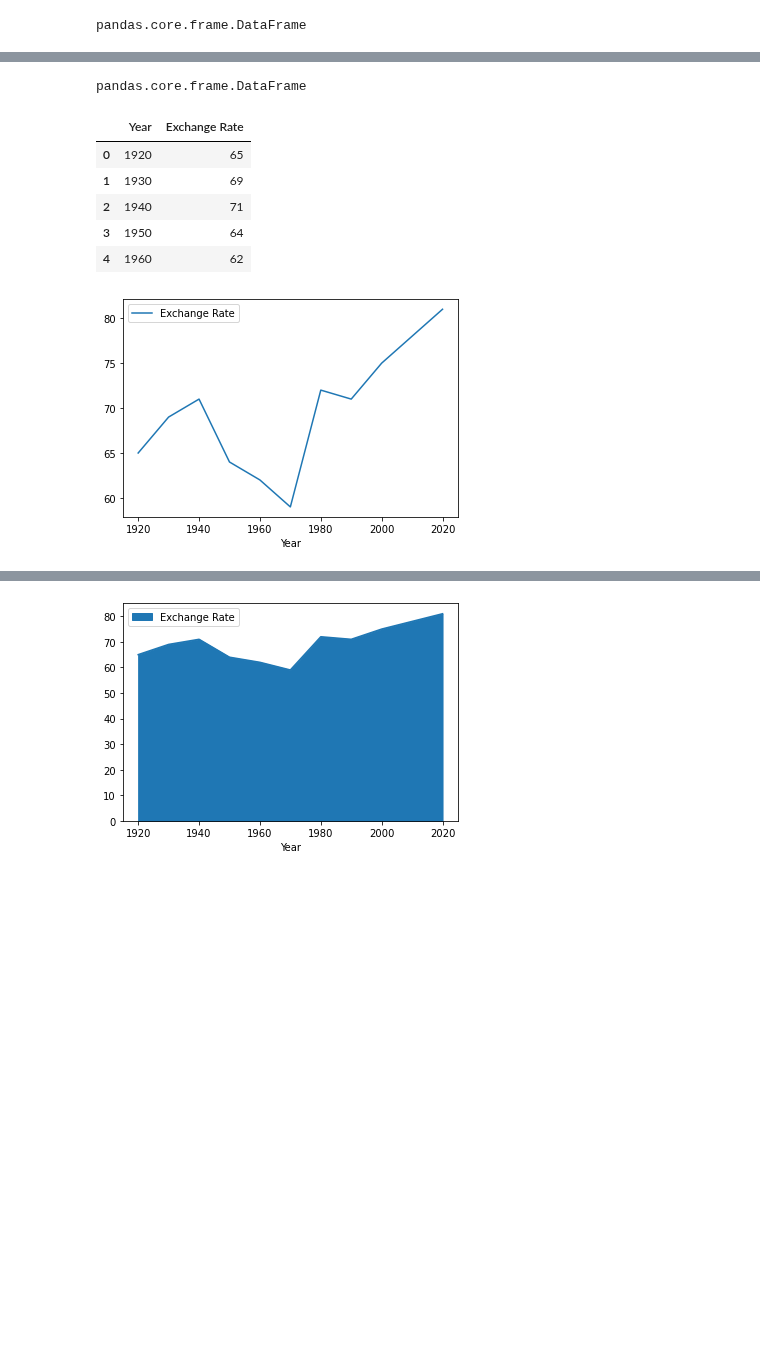
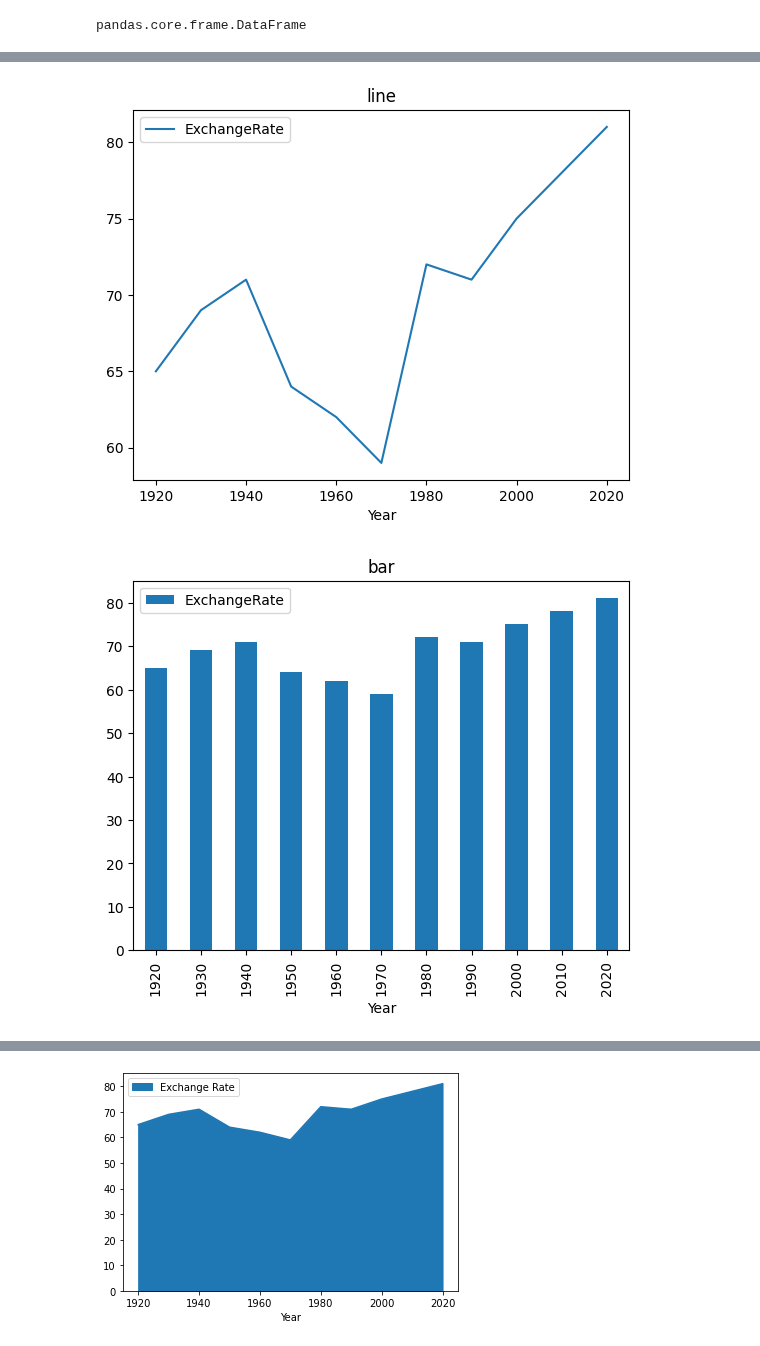
Before and after one commit to cyberslackk/python, a Jupyter notebook: Matplotlib-TL.ipynb, the cells around one changed output, grey strips where cells are left out. Saved outputs shown, nothing was run; the diff lists cells and outputs as text; code cells hidden in the pictures; blank space fills up the shorter version.

```diff
--- a/Matplotlib-TL.ipynb
+++ b/Matplotlib-TL.ipynb
@@ -57,7 +98,3 @@ df.head(5)
 | 2 | 1940 | 71 |
 | 3 | 1950 | 64 |
 | 4 | 1960 | 62 |
-# %%
-type(df)
-# %% [output]
-pandas.core.frame.DataFrame
@@ -67,14 +101,13 @@ pandas.core.frame.DataFrame
-# %%
-df.head(5)
-# %% [output]
-|  | Year | Exchange Rate |
-| 0 | 1920 | 65 |
-| 1 | 1930 | 69 |
-| 2 | 1940 | 71 |
-| 3 | 1950 | 64 |
-| 4 | 1960 | 62 |
-# %%
-df.plot(x = 'Year', y = 'Exchange Rate', kind = 'line')
-plt.show()
-# %% [output]
-[figure, removed]
+# %%
+# PANDAS method to draw a plot of multiple kind: line, bar, barh, area, scatter
+df.plot(x = 'Year', y = 'ExchangeRate', kind = 'line',title="line")
+df.plot(x = 'Year', y = 'ExchangeRate', kind = 'bar',title="bar")
+df.plot(x = 'Year', y = 'ExchangeRate', kind = 'barh',title="barh")
+df.plot(x = 'Year', y = 'ExchangeRate', kind = 'area',title="area")
+df.plot(x = 'Year', y = 'ExchangeRate', kind = 'scatter',title="scatter")
+
+# MATPLOTLIB method to show those plots
+plt.show()
+# %% [output]
+[figure, added]
+[figure, added]
```
Also changed, not shown: parts of 13 cells of this notebook.
